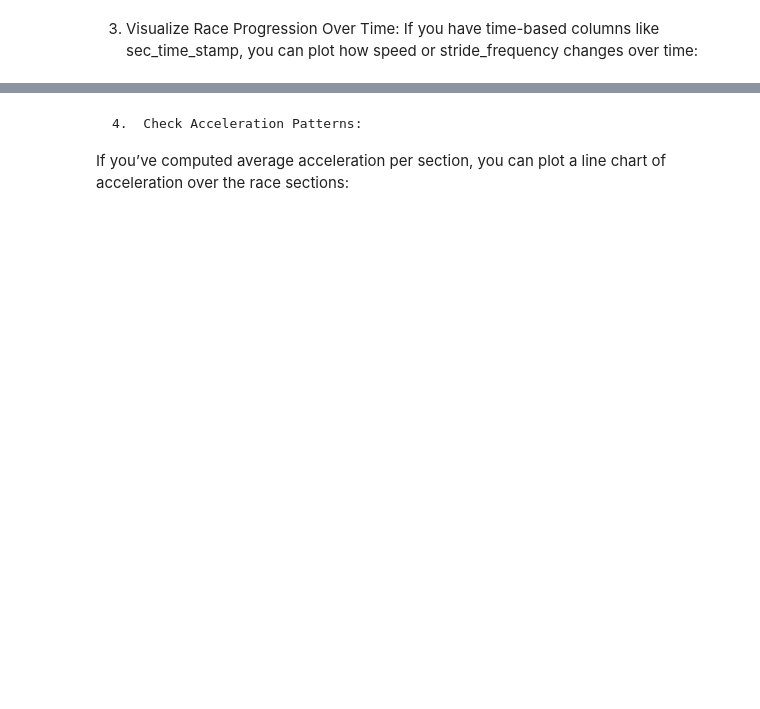
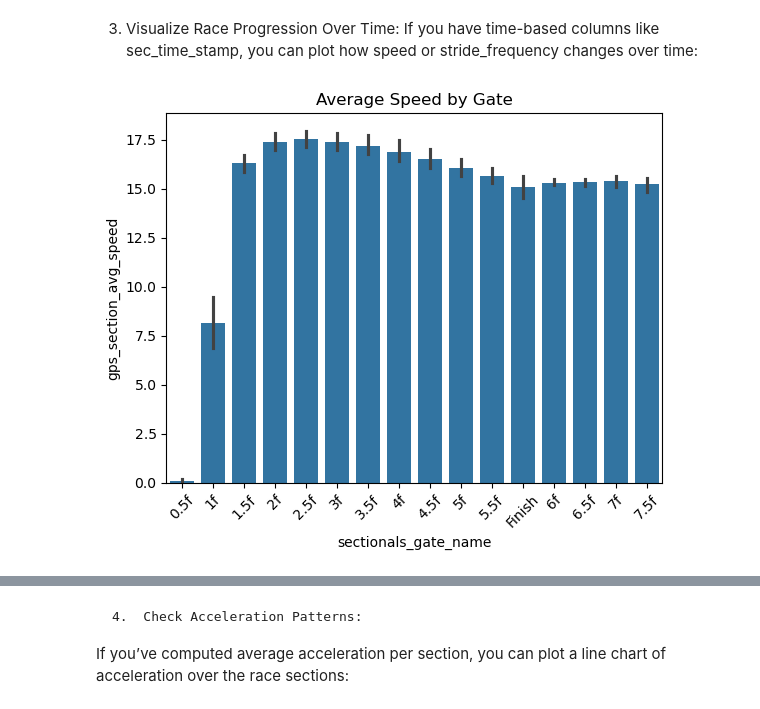
Before and after one commit to shanemeister/FoxRiverAIRacing, a Jupyter notebook: notebooks/XGBoost_Data_Prep_For_Model_Training.ipynb, the cells around one changed output, grey strips where cells are left out. Drawn from its saved outputs; the diff is of its cells as text; code cells hidden in the pictures; blank space fills up the shorter version.

```diff
--- a/notebooks/XGBoost_Data_Prep_For_Model_Training.ipynb
+++ b/notebooks/XGBoost_Data_Prep_For_Model_Training.ipynb
@@ -159,3 +230,13 @@ plt.show()
 # %% [markdown]
 3.	Visualize Race Progression Over Time:
 If you have time-based columns like sec_time_stamp, you can plot how speed or stride_frequency changes over time:
+# %%
+grouped_sorted_filtered_df
+
+# Example: Plot avg speed by gate
+sns.barplot(data=grouped_sorted_filtered_df, x="sectionals_gate_name", y="gps_section_avg_speed")
+plt.xticks(rotation=45)
+plt.title("Average Speed by Gate")
+plt.show()
+# %% [output]
+[figure, added]
```
Also changed, not shown: parts of 15 cells of this notebook, 36 other files.
